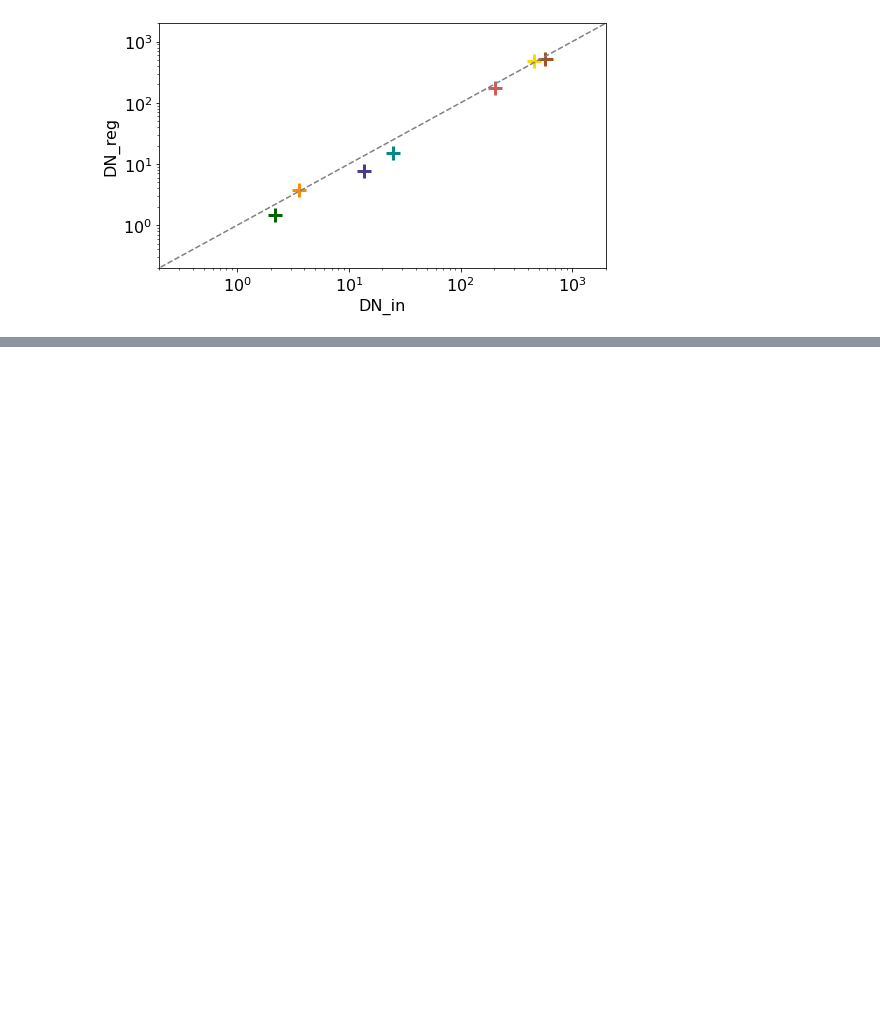
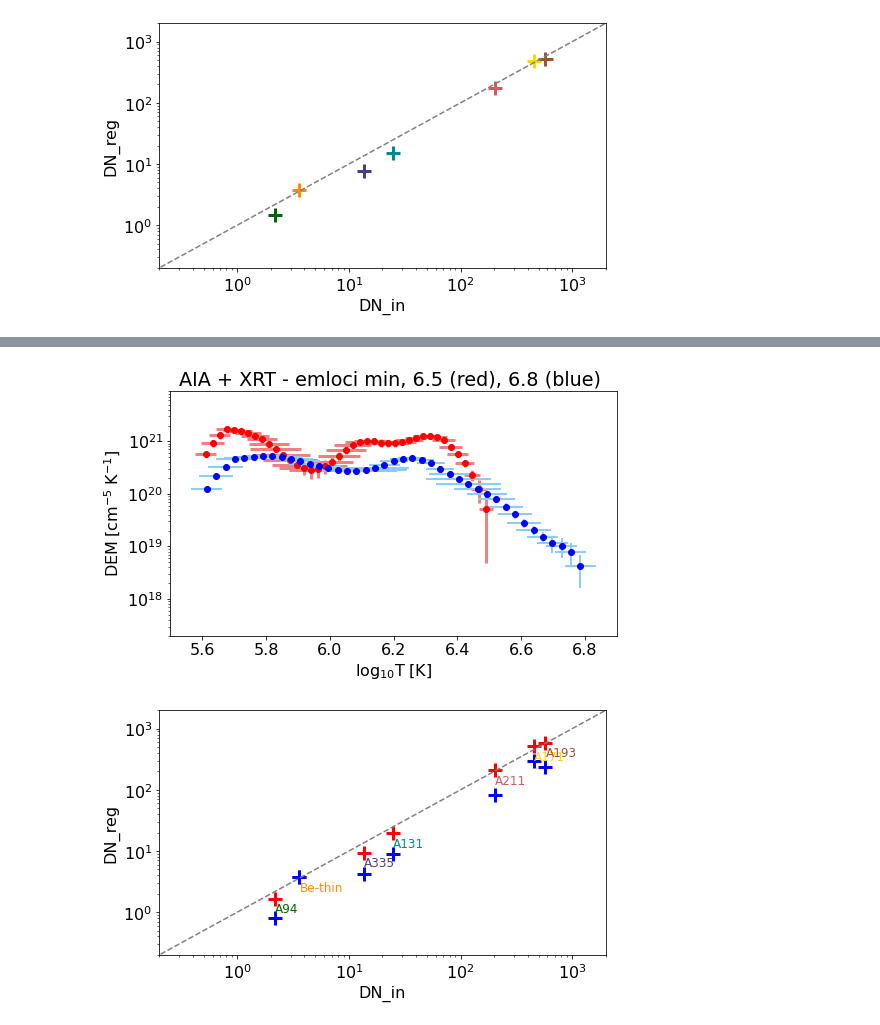
Before and after one commit to ianan/axn_example, a Jupyter notebook: ax_sep2020.ipynb, the cells around one changed output, grey strips where cells are left out. Cells and saved outputs as stored; diff of their text form; code cells hidden in the pictures; blank space fills up the shorter version.

```diff
--- a/axn_sep2020.ipynb
+++ b/ax_sep2020.ipynb
@@ -456,0 +462,77 @@ dn_reg/dn_in:  [0.79829174 0.74503281 1.10838966 0.9749539  1.00562174 0.7693423
+# %%
+# Try with a different temperature binning -> lower upper T from 6.8 to 6.5
+# Back to using just the original XRT response as well
+temps2=np.logspace(5.6,6.5,num=42)
+dt2=([temps2[i+1]-temps2[i] for i in np.arange(0,len(temps2)-1)])
+mlogt2=([np.mean([(np.log10(temps2[i])),np.log10((temps2[i+1]))]) \
+        for i in np.arange(0,len(temps2)-1)])
+
+#  Use the min of the EM loci as an intial weighting to L
+emloc=dn_in/trmatrix
+emloc_int=np.zeros([len(dt2),len(dn_in)])
+for i in np.arange(len(dn_in)):
+    emloc_int[:,i]=10**(np.interp(mlogt2,tresp_logt,np.log10(emloc[:,i])))/dt2
+emloc_int_min=np.zeros(len(dt2))
+for i in np.arange(len(dt2)):
+    emloc_int_min[i]=np.min(emloc_int[i,:])
+
+emloc_int_min_smth=np.convolve(emloc_int_min[1:-1],np.ones(5)/5)[1:-1]
+dem66,edem66,elogt66,chisq66,dn_reg66\
+    =dn2dem_pos(dn_in,edn_in,trmatrix,tresp_logt,temps2,\
+                dem_norm0=emloc_int_min_smth/np.max(emloc_int_min_smth))
+#############################
+# Try another temp
+temps3=np.logspace(5.6,6.8,num=42)
+dt3=([temps3[i+1]-temps3[i] for i in np.arange(0,len(temps3)-1)])
+mlogt3=([np.mean([(np.log10(temps3[i])),np.log10((temps3[i+1]))]) \
+        for i in np.arange(0,len(temps3)-1)])
+
+#  Use the min of the EM loci as an intial weighting to L
+emloc=dn_in/trmatrix
+emloc_int=np.zeros([len(dt3),len(dn_in)])
+for i in np.arange(len(dn_in)):
+    emloc_int[:,i]=10**(np.interp(mlogt2,tresp_logt,np.log10(emloc[:,i])))/dt3
+emloc_int_min=np.zeros(len(dt3))
+for i in np.arange(len(dt3)):
+    emloc_int_min[i]=np.min(emloc_int[i,:])
+
+emloc_int_min_smth=np.convolve(emloc_int_min[1:-1],np.ones(5)/5)[1:-1]
+dem68,edem68,elogt68,chisq68,dn_reg68\
+    =dn2dem_pos(dn_in,edn_in,trmatrix,tresp_logt,temps3,\
+                dem_norm0=emloc_int_min_smth/np.max(emloc_int_min_smth))
+#############################
+
+print('chisq [6.5]: ',chisq66)
+print('dn_reg/dn_in [6.5]: ',dn_reg66/dn_in)
+print('chisq [6.8]: ',chisq68)
+print('dn_reg/dn_in [6.8]: ',dn_reg68/dn_in)
+fig = plt.figure(figsize=(8, 4.5))
+plt.errorbar(mlogt2,dem66,xerr=elogt66,yerr=edem66,fmt='or',\
+             ecolor='lightcoral', elinewidth=3, capsize=0)
+plt.errorbar(mlogt3,dem68,xerr=elogt68,yerr=edem68,fmt='ob',\
+             ecolor='lightskyblue', elinewidth=2, capsize=0)
+
+plt.title('AIA + XRT - emloci min, 6.5 (red), 6.8 (blue) ')
+plt.xlabel('$\mathrm{\log_{10}T\;[K]}$')
+plt.ylabel('$\mathrm{DEM\;[cm^{-5}\;K^{-1}]}$')
+plt.ylim([2e17,9e21])
+plt.xlim([5.5,6.9])
+plt.rcParams.update({'font.size': 16})
+plt.yscale('log')
+plt.show()
+
+fig,ax = plt.subplots(figsize=(8, 4.5))
+plt.scatter(dn_in,dn_reg66,color='red',marker='+',s=200,lw=3)
+plt.scatter(dn_in,dn_reg68,color='blue',marker='+',s=200,lw=3)
+for i, lab in enumerate(chanax):
+    ax.annotate(lab, (dn_in[i], 0.6*dn_reg66[i]),color=clrs[i],fontsize=12)
+plt.plot([1e-1,1e4],[1e-1,1e4],color='grey',ls='dashed')
+plt.xlabel('DN_in')
+plt.ylabel('DN_reg')
+plt.ylim([2e-1,2e3])
+plt.xlim([2e-1,2e3])
+plt.rcParams.update({'font.size': 16})
+plt.yscale('log')
+plt.xscale('log')
+plt.show()
+# %% [output]
@@ -456,0 +545,2 @@ dn_reg/dn_in:  [0.79829174 0.74503281 1.10838966 0.9749539  1.00562174 0.7693423
+[figure, added]
+[figure, added]
```
Also changed, not shown: parts of 7 cells of this notebook.
